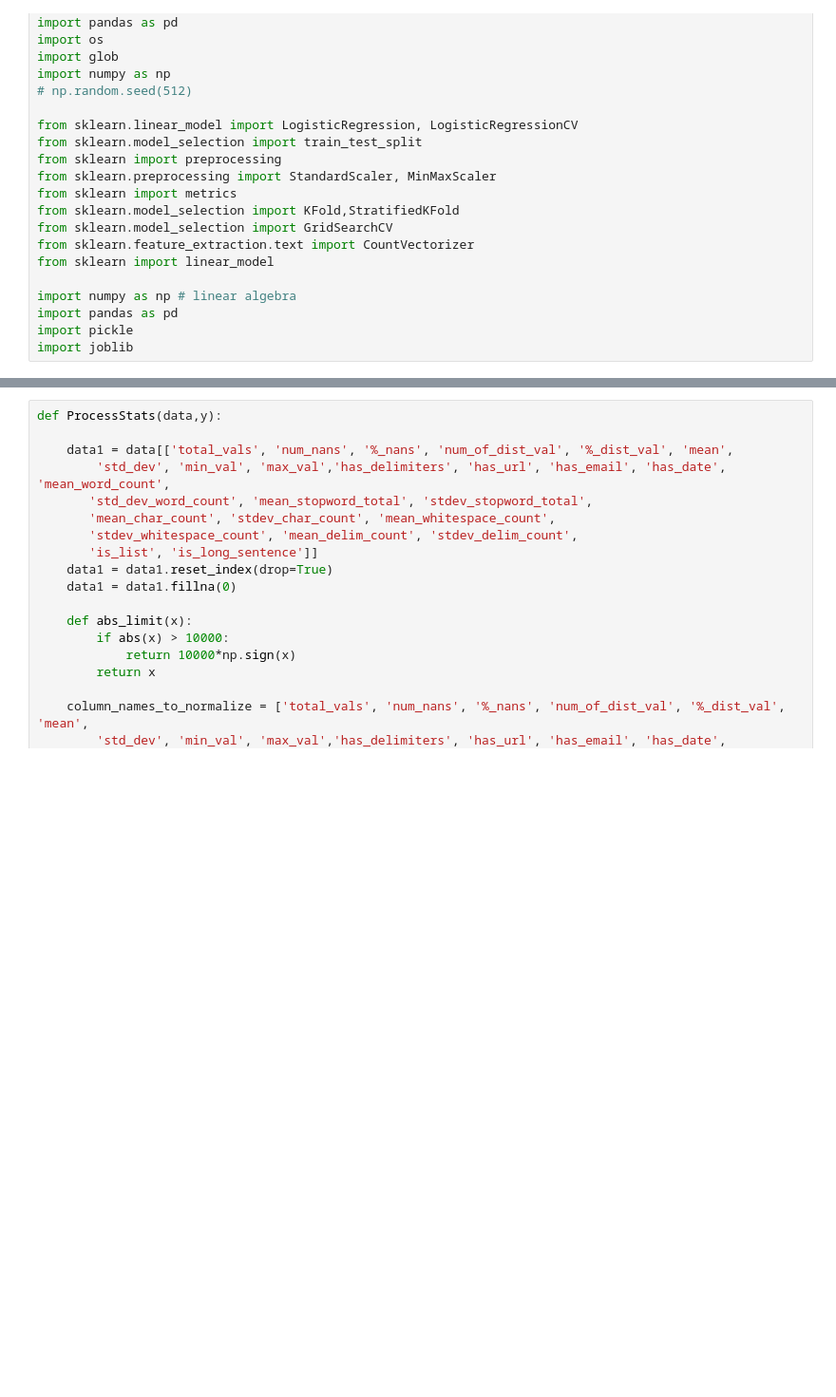
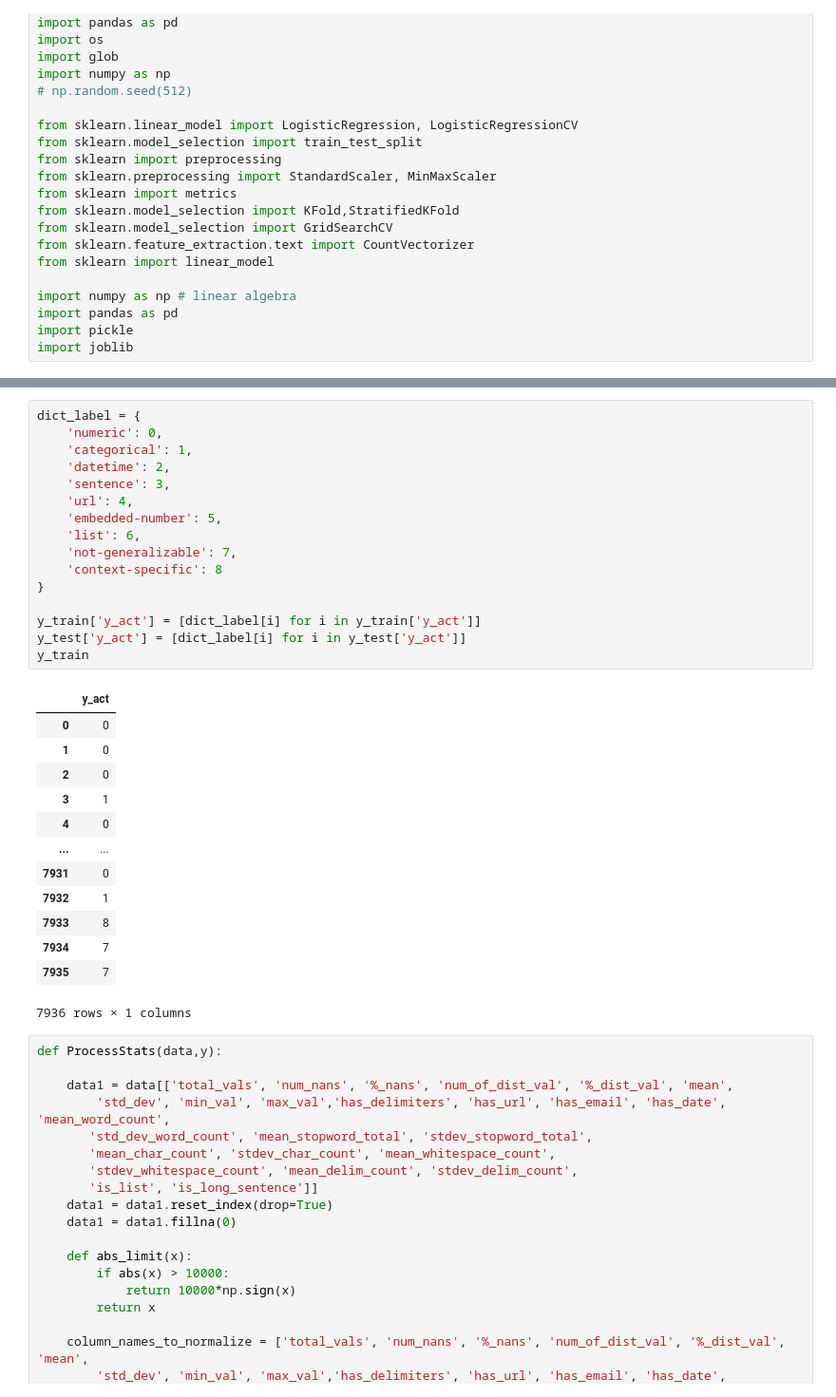
Before and after one commit to pvn25/ML-Data-Prep-Zoo, a Jupyter notebook: MLFeatureTypeInference/Source-Code/Models/Logistic_Regression.ipynb, the cells around one changed output, grey strips where cells are left out. Shown at 95% size. Cells and saved outputs as stored; diff of their text form; blank space fills up the shorter version.

```diff
--- a/MLFeatureTypeInference/Source-Code/Models/Logistic_Regression.ipynb
+++ b/MLFeatureTypeInference/Source-Code/Models/Logistic_Regression.ipynb
@@ -65,3 +84,33 @@ y_test = xtest.loc[:,['y_act']]
+# %%
+dict_label = {
+    'numeric': 0,
+    'categorical': 1,
+    'datetime': 2,
+    'sentence': 3,
+    'url': 4,
+    'embedded-number': 5,
+    'list': 6,
+    'not-generalizable': 7,
+    'context-specific': 8
+}
+
+y_train['y_act'] = [dict_label[i] for i in y_train['y_act']]
+y_test['y_act'] = [dict_label[i] for i in y_test['y_act']]
+y_train
+# %% [output]
+|  | y_act |
+| 0 | 0 |
+| 1 | 0 |
+| 2 | 0 |
+| 3 | 1 |
+| 4 | 0 |
+| ... | ... |
+| 7931 | 0 |
+| 7932 | 1 |
+| 7933 | 8 |
+| 7934 | 7 |
+| 7935 | 7 |
+7936 rows × 1 columns
 # %%
 def ProcessStats(data,y):
 
```
Also changed, not shown: parts of 3 cells of this notebook, 6 other files.
